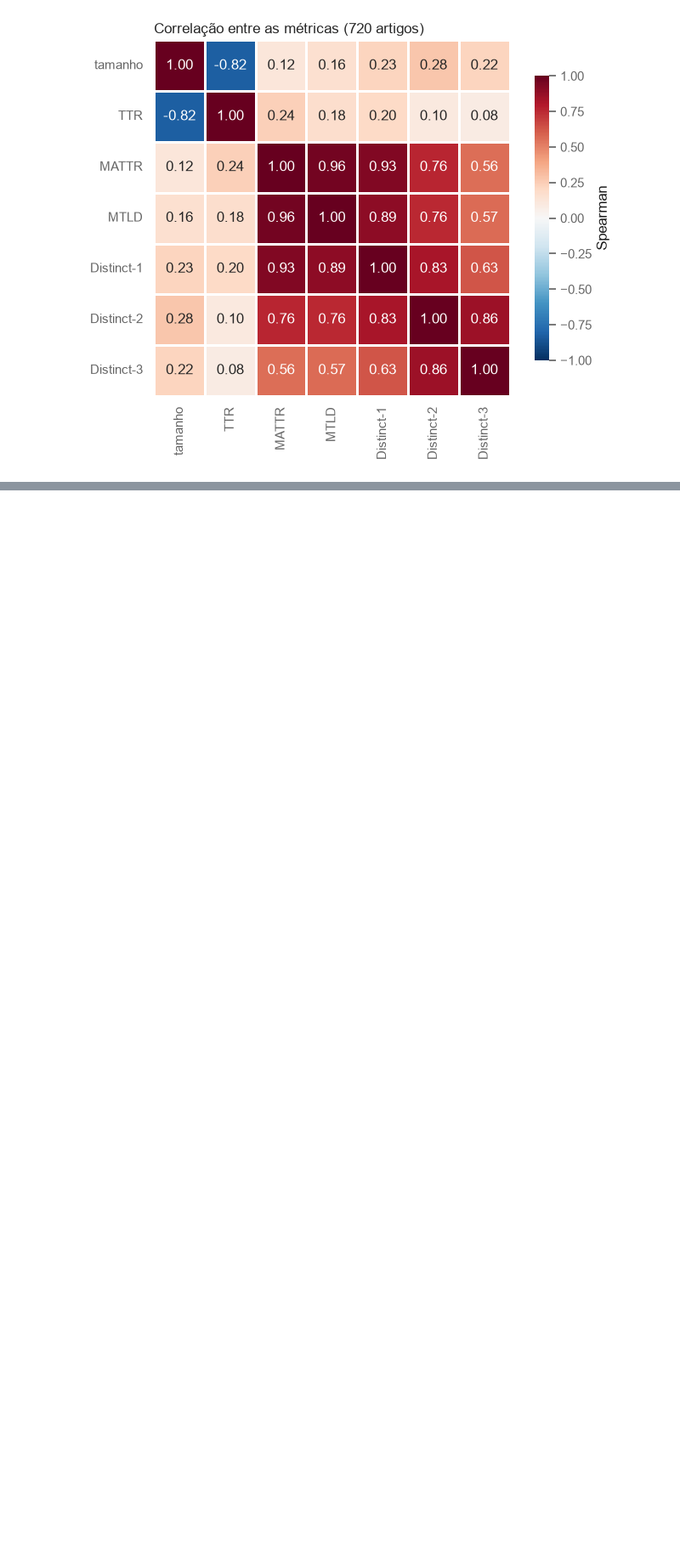
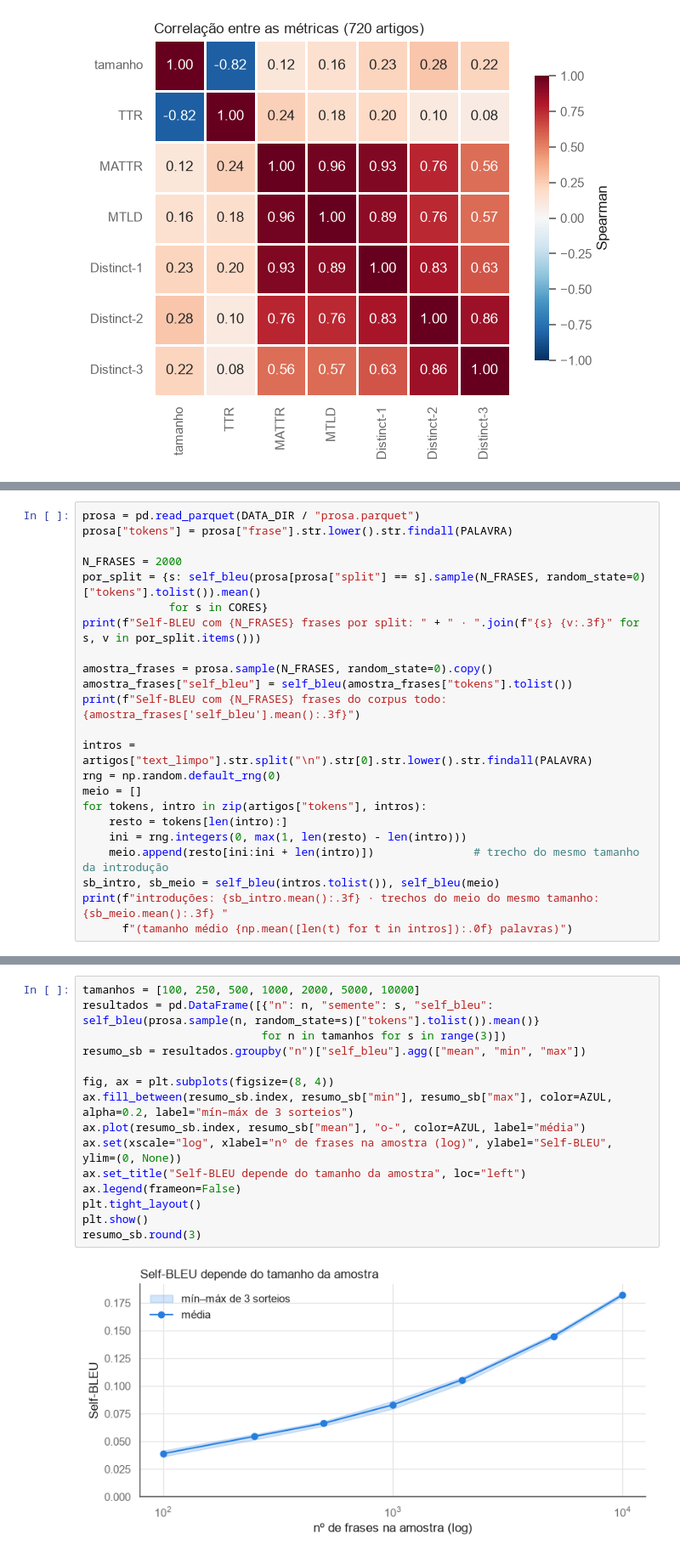
Before and after one commit to JairoGonzaga/IC-atividades, a Jupyter notebook: Atividade WikiText-2/etapa2_metricas.ipynb, the cells around one changed output, grey strips where cells are left out. Shown at 85% size. Cells and saved outputs as stored; diff of their text form; blank space fills up the shorter version.

```diff
--- a/Atividade WikiText-2/etapa2_metricas.ipynb
+++ b/Atividade WikiText-2/etapa2_metricas.ipynb
@@ -372,0 +553,23 @@ The Grammy Award for Best Concept Music Video was an award that was presented to
+# %%
+prosa = pd.read_parquet(DATA_DIR / "prosa.parquet")
+prosa["tokens"] = prosa["frase"].str.lower().str.findall(PALAVRA)
+
+N_FRASES = 2000
+por_split = {s: self_bleu(prosa[prosa["split"] == s].sample(N_FRASES, random_state=0)["tokens"].tolist()).mean()
+             for s in CORES}
+print(f"Self-BLEU com {N_FRASES} frases por split: " + " · ".join(f"{s} {v:.3f}" for s, v in por_split.items()))
+
+amostra_frases = prosa.sample(N_FRASES, random_state=0).copy()
+amostra_frases["self_bleu"] = self_bleu(amostra_frases["tokens"].tolist())
+print(f"Self-BLEU com {N_FRASES} frases do corpus todo: {amostra_frases['self_bleu'].mean():.3f}")
+
+intros = artigos["text_limpo"].str.split("\n").str[0].str.lower().str.findall(PALAVRA)
+rng = np.random.default_rng(0)
+meio = []
+for tokens, intro in zip(artigos["tokens"], intros):
+    resto = tokens[len(intro):]
+    ini = rng.integers(0, max(1, len(resto) - len(intro)))
+    meio.append(resto[ini:ini + len(intro)])               # trecho do mesmo tamanho da introdução
+sb_intro, sb_meio = self_bleu(intros.tolist()), self_bleu(meio)
+print(f"introduções: {sb_intro.mean():.3f} · trechos do meio do mesmo tamanho: {sb_meio.mean():.3f} "
+      f"(tamanho médio {np.mean([len(t) for t in intros]):.0f} palavras)")
@@ -372,0 +606,17 @@ The Grammy Award for Best Concept Music Video was an award that was presented to
+# %%
+tamanhos = [100, 250, 500, 1000, 2000, 5000, 10000]
+resultados = pd.DataFrame([{"n": n, "semente": s, "self_bleu": self_bleu(prosa.sample(n, random_state=s)["tokens"].tolist()).mean()}
+                           for n in tamanhos for s in range(3)])
+resumo_sb = resultados.groupby("n")["self_bleu"].agg(["mean", "min", "max"])
+
+fig, ax = plt.subplots(figsize=(8, 4))
+ax.fill_between(resumo_sb.index, resumo_sb["min"], resumo_sb["max"], color=AZUL, alpha=0.2, label="mín–máx de 3 sorteios")
+ax.plot(resumo_sb.index, resumo_sb["mean"], "o-", color=AZUL, label="média")
+ax.set(xscale="log", xlabel="nº de frases na amostra (log)", ylabel="Self-BLEU", ylim=(0, None))
+ax.set_title("Self-BLEU depende do tamanho da amostra", loc="left")
+ax.legend(frameon=False)
+plt.tight_layout()
+plt.show()
+resumo_sb.round(3)
+# %% [output]
+[figure, added]
```
Also changed, not shown: parts of 83 cells of this notebook, 7 other files.
